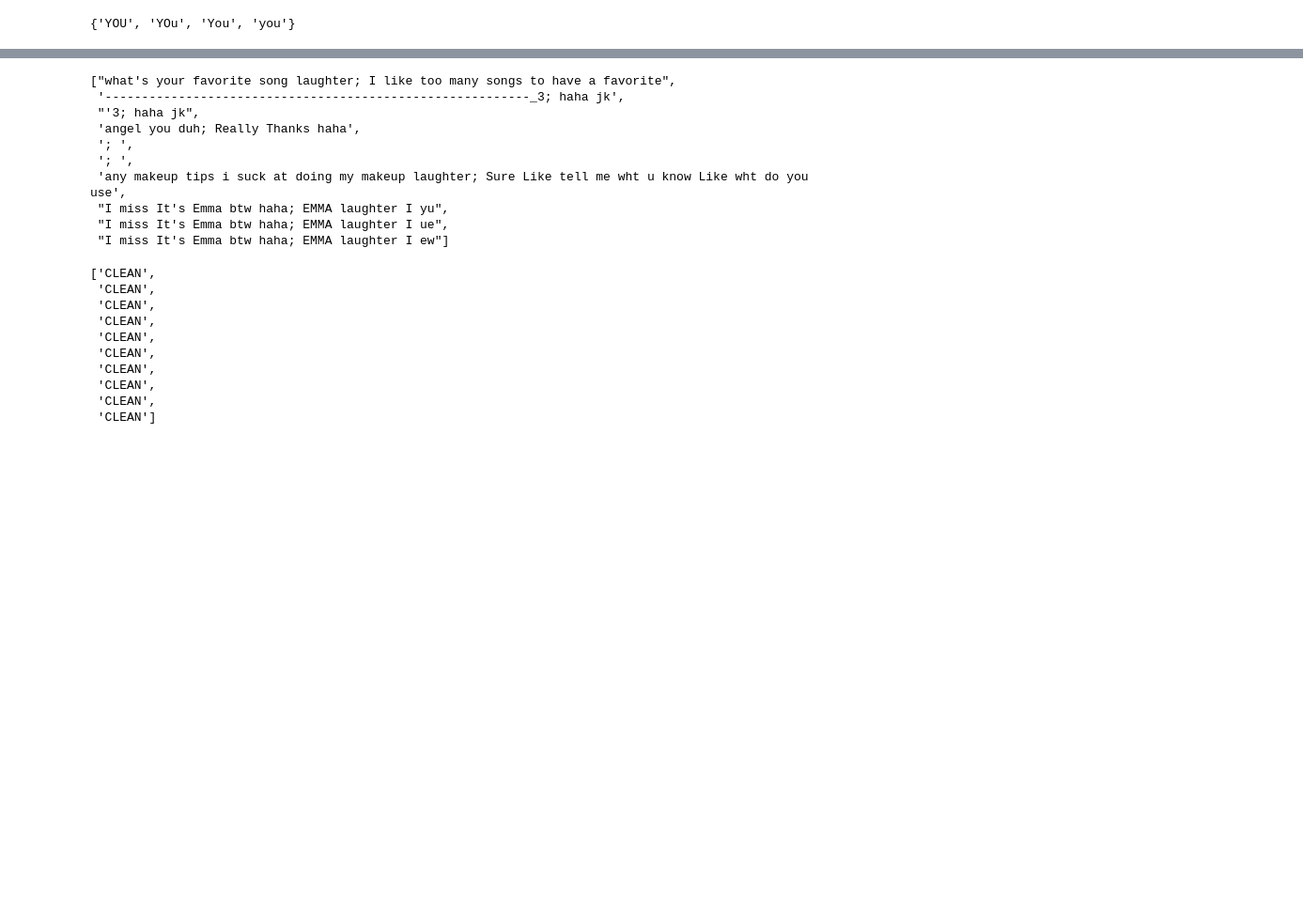
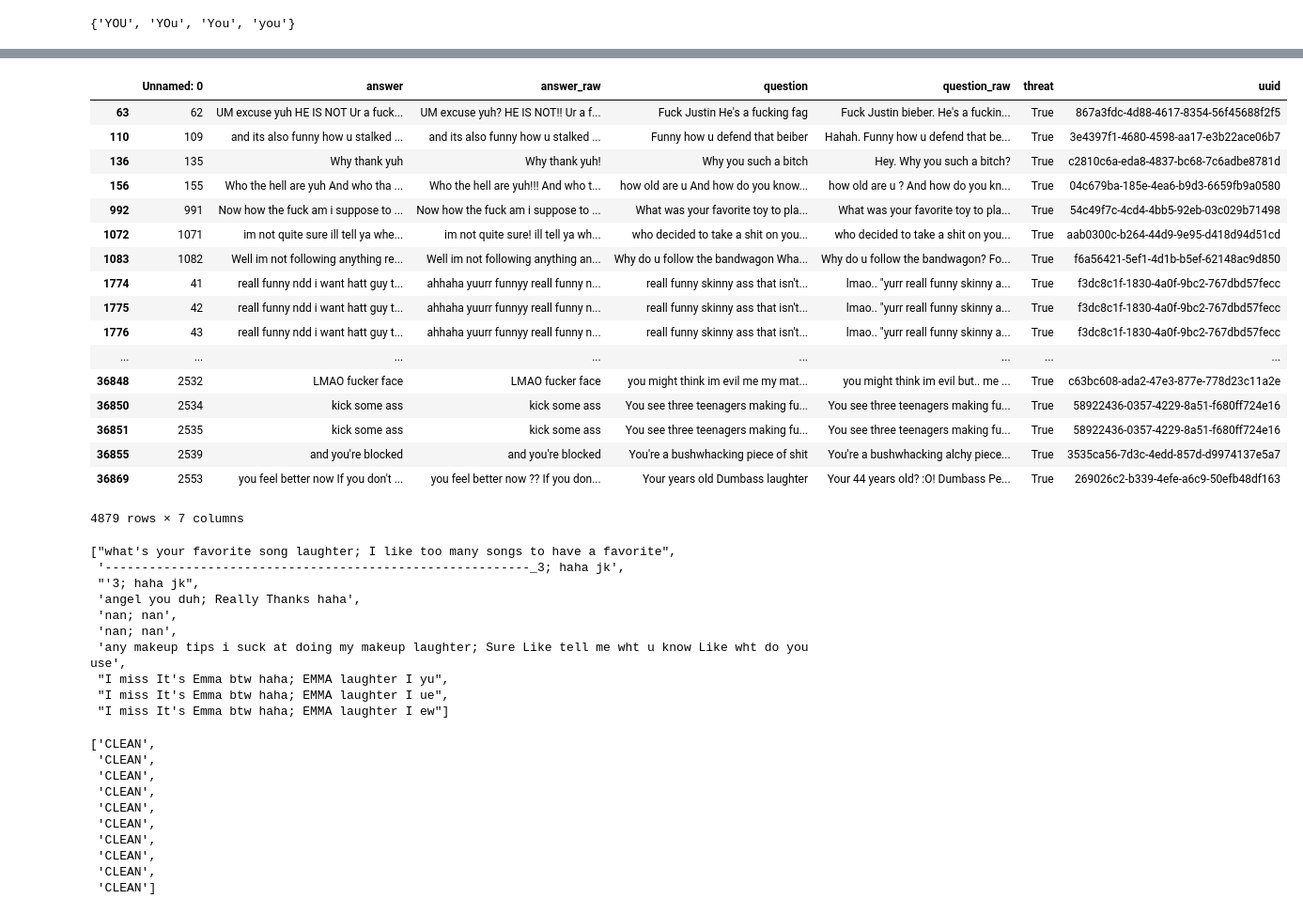
Before and after one commit to ldacosta/cyberbullying-detection, a Jupyter notebook: Phonemes2Graphemes.ipynb, the cells around one changed output, grey strips where cells are left out. Shown at 94% size. Saved outputs shown, nothing was run; the diff lists cells and outputs as text; code cells hidden in the pictures; blank space fills up the shorter version.

```diff
--- a/Phonemes2Graphemes.ipynb
+++ b/Phonemes2Graphemes.ipynb
@@ -139,2 +143,23 @@ really_all = parser.all_questions_answers_labels()
 # %%
-really_all.to_csv("really_all_of_them.csv")
+really_all = pd.read_csv("really_all_of_them.csv")
+# %%
+really_all.loc[really_all["threat"] == True]
+# %% [output]
+|  | Unnamed: 0 | answer | answer_raw | question | question_raw | threat | uuid |
+| 63 | 62 | UM excuse yuh HE IS NOT Ur a fuck... | UM excuse yuh? HE IS NOT!! Ur a f... | Fuck Justin He's a fucking fag | Fuck Justin bieber. He's a fuckin... | True | 867a3fdc-4d88-4617-8354-56f45688f2f5 |
+| 110 | 109 | and its also funny how u stalked ... | and its also funny how u stalked ... | Funny how u defend that beiber | Hahah. Funny how u defend that be... | True | 3e4397f1-4680-4598-aa17-e3b22ace06b7 |
+| 136 | 135 | Why thank yuh | Why thank yuh! | Why you such a bitch | Hey. Why you such a bitch? | True | c2810c6a-eda8-4837-bc68-7c6adbe8781d |
+| 156 | 155 | Who the hell are yuh And who tha ... | Who the hell are yuh!!! And who t... | how old are u And how do you know... | how old are u ? And how do you kn... | True | 04c679ba-185e-4ea6-b9d3-6659fb9a0580 |
+| 992 | 991 | Now how the fuck am i suppose to ... | Now how the fuck am i suppose to ... | What was your favorite toy to pla... | What was your favorite toy to pla... | True | 54c49f7c-4cd4-4bb5-92eb-03c029b71498 |
+| 1072 | 1071 | im not quite sure ill tell ya whe... | im not quite sure! ill tell ya wh... | who decided to take a shit on you... | who decided to take a shit on you... | True | aab0300c-b264-44d9-9e95-d418d94d51cd |
+| 1083 | 1082 | Well im not following anything re... | Well im not following anything an... | Why do u follow the bandwagon Wha... | Why do u follow the bandwagon? Fo... | True | f6a56421-5ef1-4d1b-b5ef-62148ac9d850 |
+| 1774 | 41 | reall funny ndd i want hatt guy t... | ahhaha yuurr funnyy reall funny n... | reall funny skinny ass that isn't... | lmao.. "yurr reall funny skinny a... | True | f3dc8c1f-1830-4a0f-9bc2-767dbd57fecc |
+| 1775 | 42 | reall funny ndd i want hatt guy t... | ahhaha yuurr funnyy reall funny n... | reall funny skinny ass that isn't... | lmao.. "yurr reall funny skinny a... | True | f3dc8c1f-1830-4a0f-9bc2-767dbd57fecc |
+| 1776 | 43 | reall funny ndd i want hatt guy t... | ahhaha yuurr funnyy reall funny n... | reall funny skinny ass that isn't... | lmao.. "yurr reall funny skinny a... | True | f3dc8c1f-1830-4a0f-9bc2-767dbd57fecc |
+| ... | ... | ... | ... | ... | ... | ... | ... |
+| 36848 | 2532 | LMAO fucker face | LMAO fucker face | you might think im evil me my mat... | you might think im evil but.. me ... | True | c63bc608-ada2-47e3-877e-778d23c11a2e |
+| 36850 | 2534 | kick some ass | kick some ass | You see three teenagers making fu... | You see three teenagers making fu... | True | 58922436-0357-4229-8a51-f680ff724e16 |
+| 36851 | 2535 | kick some ass | kick some ass | You see three teenagers making fu... | You see three teenagers making fu... | True | 58922436-0357-4229-8a51-f680ff724e16 |
+| 36855 | 2539 | and you're blocked | and you're blocked | You're a bushwhacking piece of shit | You're a bushwhacking alchy piece... | True | 3535ca56-7d3c-4edd-857d-d9974137e5a7 |
+| 36869 | 2553 | you feel better now If you don't ... | you feel better now ?? If you don... | Your years old Dumbass laughter | Your 44 years old? :O! Dumbass Pe... | True | 269026c2-b339-4efe-a6c9-50efb48df163 |
+4879 rows × 7 columns
@@ -147,8 +174,8 @@ questions_answers[0:10]
  '----------------------------------------------------------_3; haha jk',
  "'3; haha jk",
  'angel you duh; Really Thanks haha',
- '; ',
- '; ',
+ 'nan; nan',
+ 'nan; nan',
  'any makeup tips i suck at doing my makeup laughter; Sure Like tell me wht u know Like wht do you use',
  "I miss It's Emma btw haha; EMMA laughter I yu",
  "I miss It's Emma btw haha; EMMA laughter I ue",
```
Also changed, not shown: parts of 10 cells of this notebook.
